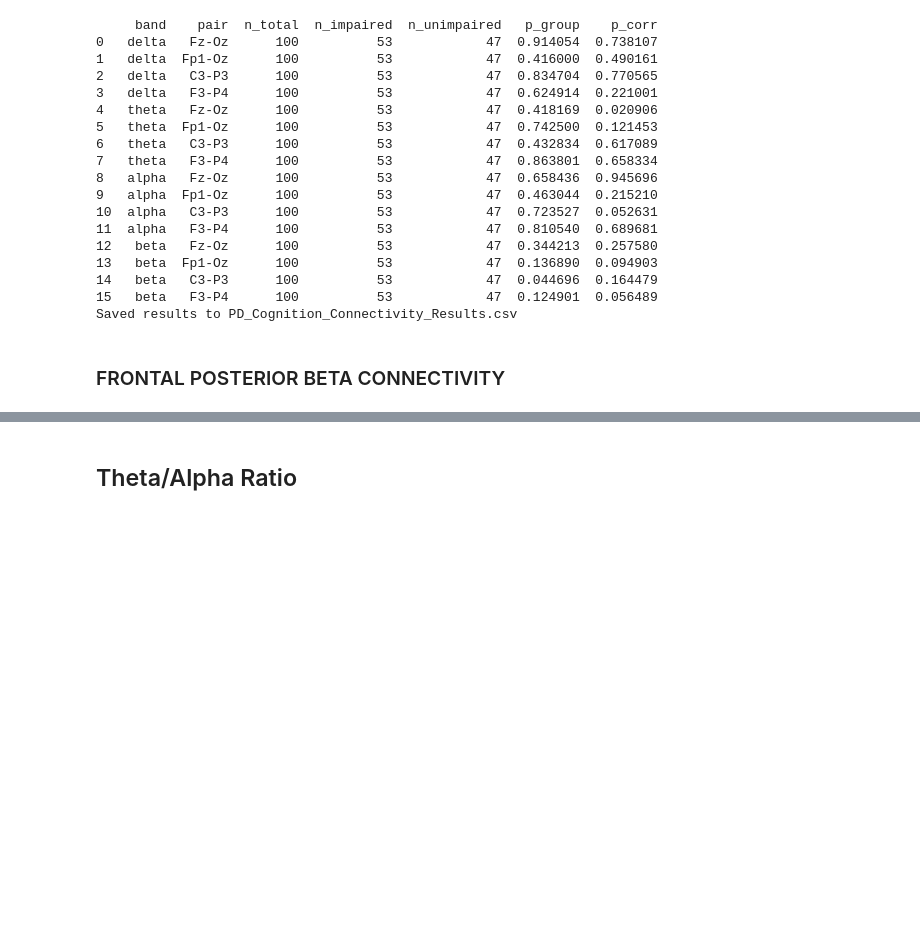
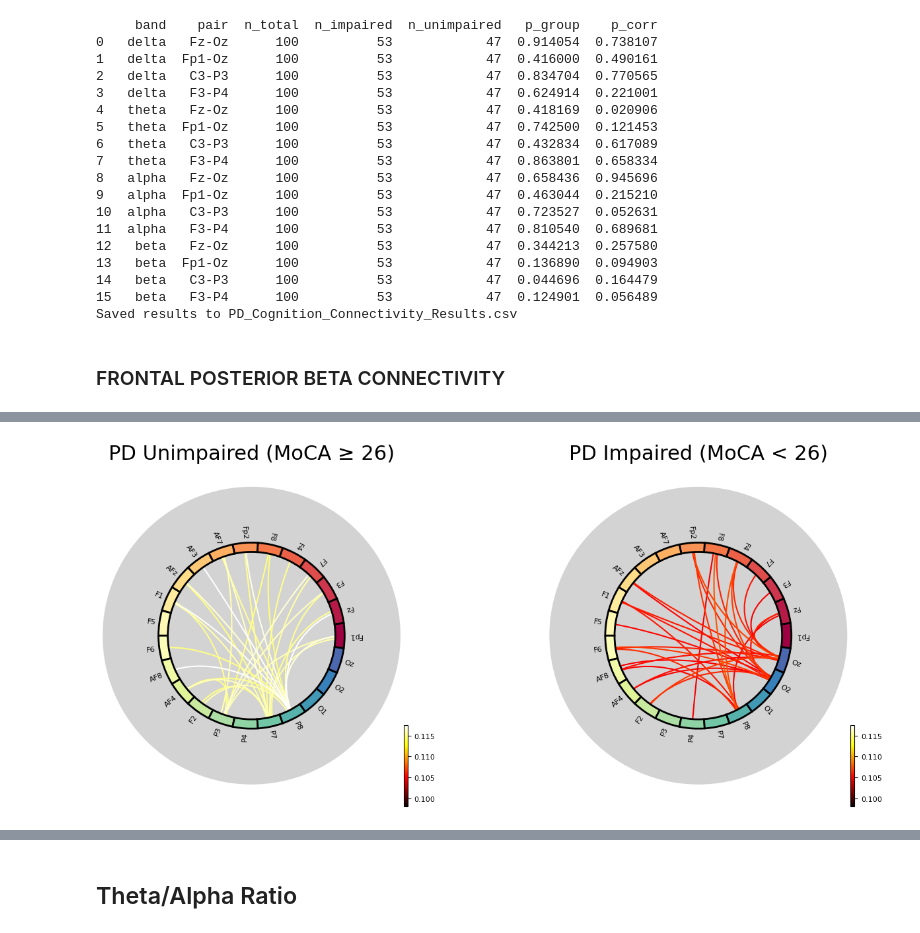
Before and after one commit to Princess-O1633/EEG_Project, a Jupyter notebook: cog_PLI_check.ipynb, the cells around one changed output, grey strips where cells are left out. Saved outputs shown, nothing was run; the diff lists cells and outputs as text; code cells hidden in the pictures; blank space fills up the shorter version.

```diff
--- a/cog_PLI_check.ipynb
+++ b/cog_PLI_check.ipynb
@@ -485,0 +461,79 @@ plt.show()
+# %%
+import matplotlib.pyplot as plt
+import numpy as np
+from mne_connectivity.viz import plot_connectivity_circle
+
+# --------------------------------------------------
+# Node labels
+# --------------------------------------------------
+node_names = FRONTAL_CH + POSTERIOR_CH
+
+# --------------------------------------------------
+# Build group-averaged connectivity matrices
+# --------------------------------------------------
+def get_avg_full_mat(group_label):
+    if group_label == 1:  # Impaired
+        subjs = [s for s in edge_data
+                 if meta.loc[meta['participant_id'] == s, 'MOCA'].values[0] < 26]
+    else:  # Unimpaired
+        subjs = [s for s in edge_data
+                 if meta.loc[meta['participant_id'] == s, 'MOCA'].values[0] >= 26]
+
+    if not subjs:
+        return np.zeros((len(node_names), len(node_names)))
+
+    avg_f_p = np.mean([edge_data[s] for s in subjs], axis=0)
+
+    full_mat = np.zeros((len(node_names), len(node_names)))
+    n_frontal = len(FRONTAL_CH)
+    full_mat[:n_frontal, n_frontal:] = avg_f_p
+
+    return full_mat + full_mat.T
+
+
+# --------------------------------------------------
+# Compute contrast scale from group-level data
+# --------------------------------------------------
+group_mats = []
+for lab in [0, 1]:
+    mat = get_avg_full_mat(lab)
+    group_mats.append(mat[mat > 0])   # ignore zeros
+
+all_vals = np.concatenate(group_mats)
+
+vmin = np.percentile(all_vals, 0)    # median
+vmax = np.percentile(all_vals, 99)    # upper tail
+
+# --------------------------------------------------
+# Plot
+# --------------------------------------------------
+fig, axes = plt.subplots(
+    1, 2,
+    figsize=(16, 8),
+    facecolor='white',
+    subplot_kw=dict(polar=True)
+)
+
+for i, lab in enumerate([0, 1]):
+    title_str = "PD Unimpaired (MoCA ≥ 26)" if lab == 0 else "PD Impaired (MoCA < 26)"
+    mat_to_plot = get_avg_full_mat(lab)
+
+    plot_connectivity_circle(
+        mat_to_plot,
+        node_names,
+        n_lines=30,
+        title=title_str,
+        ax=axes[i],
+        show=False,
+        colormap='hot',
+        vmin=vmin,
+        vmax=vmax,
+        textcolor='black',        # Sets electrode names to black
+        facecolor='lightgray',       # Keep background white
+        fontsize_title=22        # Increase title size here
+    )
+
+    # Manually set the title color to white
+    axes[i].set_title(title_str, color='black', fontsize=22, pad=30)
+# %% [output]
+[figure, added]
```
Also changed, not shown: parts of 6 cells of this notebook, 8 other files.
